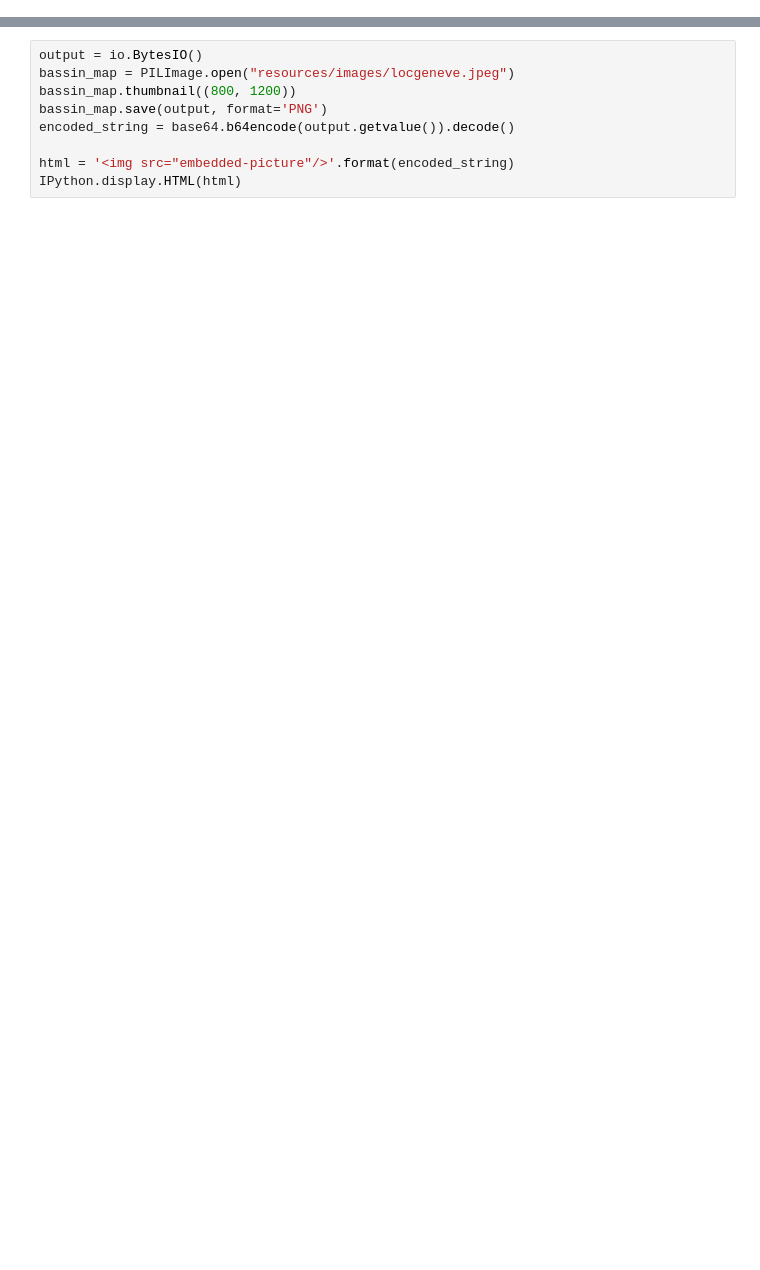
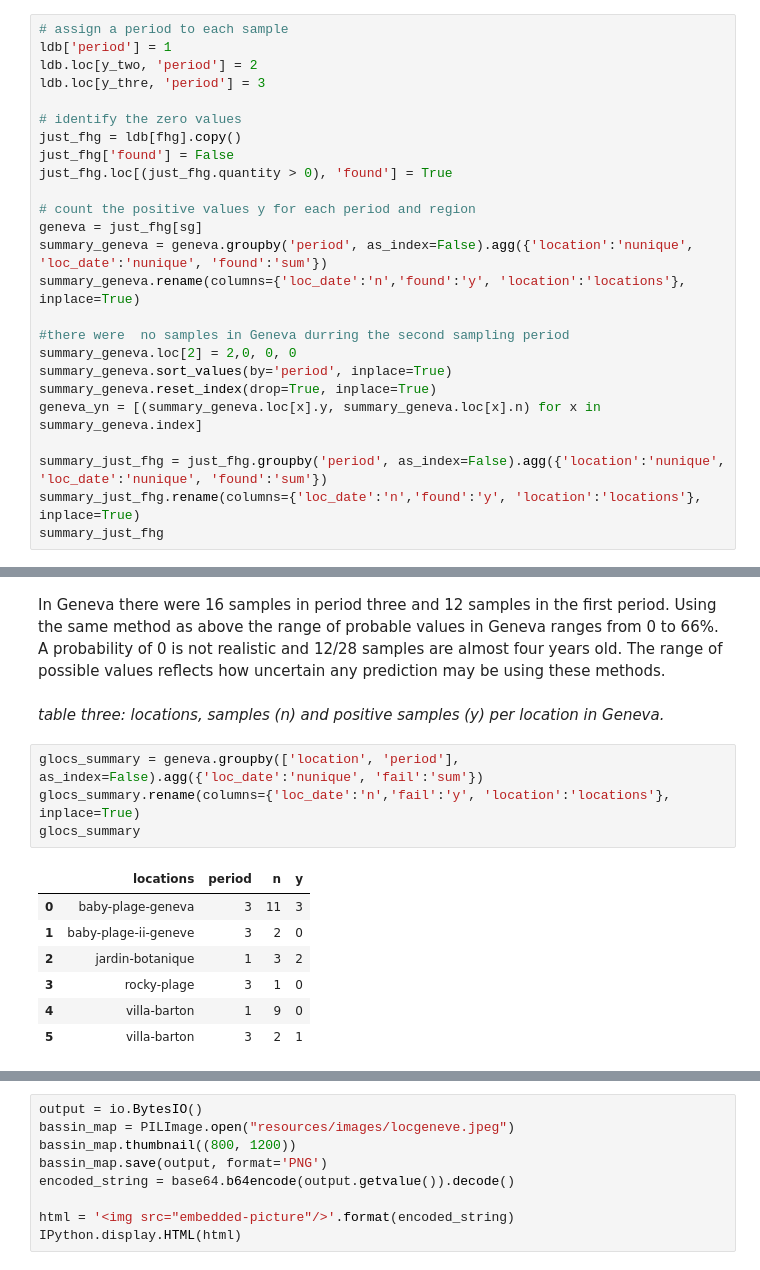
Before and after one commit to hammerdirt-analyst/fhgproducts, a Jupyter notebook: end_period_plastic.ipynb, the cells around one changed output, grey strips where cells are left out. Drawn from its saved outputs; the diff is of its cells as text; blank space fills up the shorter version.

```diff
--- a/end_period_plastic.ipynb
+++ b/end_period_plastic.ipynb
@@ -254,0 +215,25 @@ Index(['survey_key', 'date', 'length', 'area', 'mac_plast_w', 'mic_plas_w',
+# %%
+# assign a period to each sample
+ldb['period'] = 1
+ldb.loc[y_two, 'period'] = 2
+ldb.loc[y_thre, 'period'] = 3
+
+# identify the zero values
+just_fhg = ldb[fhg].copy()
+just_fhg['found'] = False
+just_fhg.loc[(just_fhg.quantity > 0), 'found'] = True
+
+# count the positive values y for each period and region
+geneva = just_fhg[sg]
+summary_geneva = geneva.groupby('period', as_index=False).agg({'location':'nunique', 'loc_date':'nunique', 'found':'sum'})
+summary_geneva.rename(columns={'loc_date':'n','found':'y', 'location':'locations'}, inplace=True)
+
+#there were  no samples in Geneva durring the second sampling period
+summary_geneva.loc[2] = 2,0, 0, 0
+summary_geneva.sort_values(by='period', inplace=True)
+summary_geneva.reset_index(drop=True, inplace=True)
+geneva_yn = [(summary_geneva.loc[x].y, summary_geneva.loc[x].n) for x in  summary_geneva.index]
+
+summary_just_fhg = just_fhg.groupby('period', as_index=False).agg({'location':'nunique', 'loc_date':'nunique', 'found':'sum'})
+summary_just_fhg.rename(columns={'loc_date':'n','found':'y', 'location':'locations'}, inplace=True)
+summary_just_fhg
@@ -254,0 +254,16 @@ Index(['survey_key', 'date', 'length', 'area', 'mac_plast_w', 'mic_plas_w',
+# %% [markdown]
+In Geneva there were 16 samples in period three and 12 samples in the first period. Using the same method as above the range of probable values in Geneva ranges from 0 to 66%. A probability of 0 is not realistic and 12/28 samples are almost four years old. The range of possible values reflects how uncertain any prediction may be using these methods.
+# %% [markdown]
+_table three: locations, samples (n) and positive samples (y) per location in Geneva._
+# %%
+glocs_summary = geneva.groupby(['location', 'period'], as_index=False).agg({'loc_date':'nunique', 'fail':'sum'})
+glocs_summary.rename(columns={'loc_date':'n','fail':'y', 'location':'locations'}, inplace=True)
+glocs_summary
+# %% [output]
+|  | locations | period | n | y |
+| 0 | baby-plage-geneva | 3 | 11 | 3 |
+| 1 | baby-plage-ii-geneve | 3 | 2 | 0 |
+| 2 | jardin-botanique | 1 | 3 | 2 |
+| 3 | rocky-plage | 3 | 1 | 0 |
+| 4 | villa-barton | 1 | 9 | 0 |
+| 5 | villa-barton | 3 | 2 | 1 |
```
Also changed, not shown: parts of 50 cells of this notebook, 3 other files.
